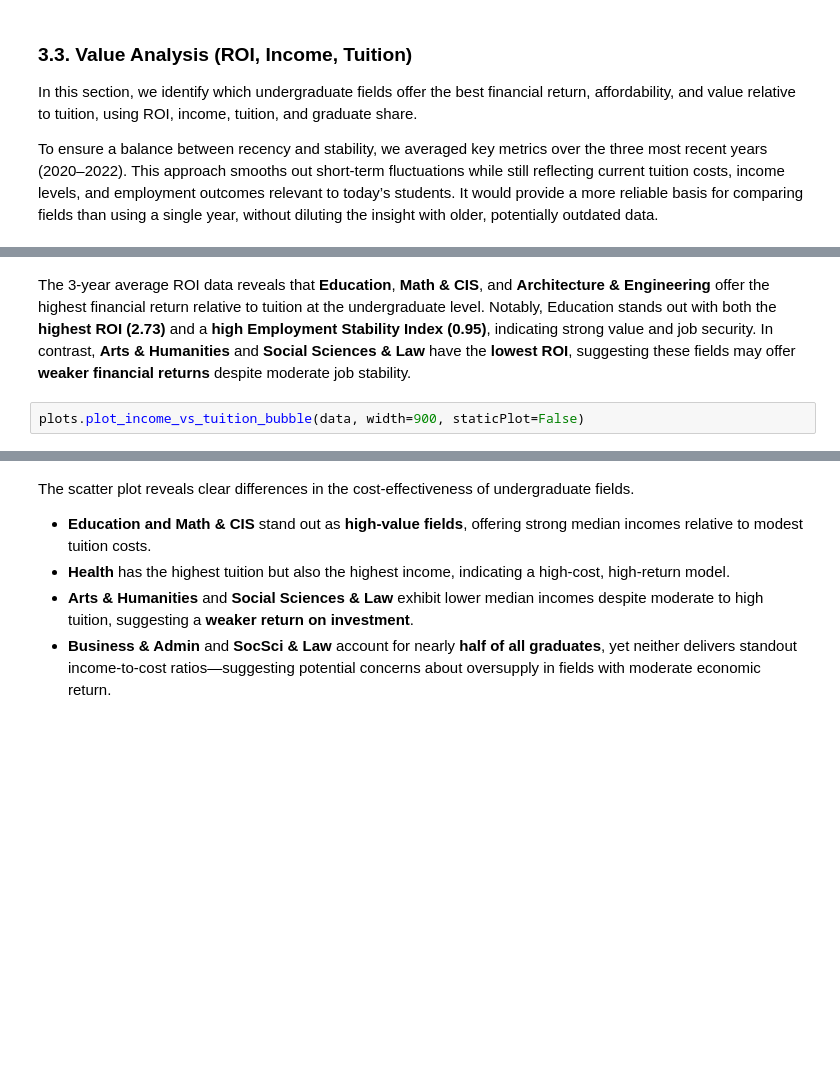
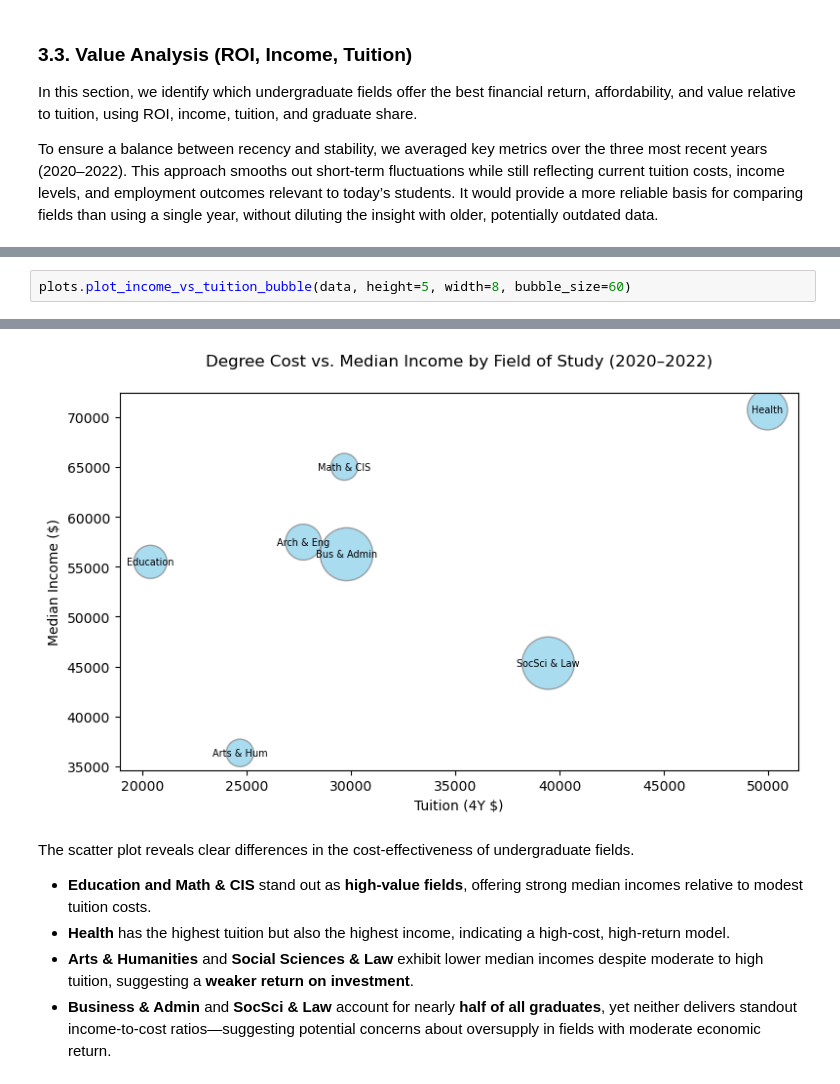
Before and after one commit to cdngouma/graduate-roi-canada, a Jupyter notebook: 02-analyze-education-roi.ipynb.ipynb, the cells around one changed output, grey strips where cells are left out. Cells and saved outputs as stored; diff of their text form; blank space fills up the shorter version.

```diff
--- a/02-analyze-education-roi.ipynb.ipynb
+++ b/02-analyze-education-roi.ipynb.ipynb
@@ -186,5 +153,3 @@ plots.plot_roi_by_field(data, staticPlot=True)
-# %% [markdown]
-The 3-year average ROI data reveals that **Education**, **Math & CIS**, and **Architecture & Engineering** offer the highest financial return relative to tuition at the undergraduate level. Notably, Education stands out with both the **highest ROI (2.73)** and a **high Employment Stability Index (0.95)**, indicating strong value and job security. In contrast, **Arts & Humanities** and **Social Sciences & Law** have the **lowest ROI**, suggesting these fields may offer **weaker financial returns** despite moderate job stability.
 # %%
-plots.plot_income_vs_tuition_bubble(data, width=900, staticPlot=False)
+plots.plot_income_vs_tuition_bubble(data, height=5, width=8, bubble_size=60)
 # %% [output]
@@ -192,3 +156,4 @@ plots.plot_income_vs_tuition_bubble(data, width=900, staticPlot=False)
+[figure, added]
 # %% [markdown]
 The scatter plot reveals clear differences in the cost-effectiveness of undergraduate fields.
 * **Education and Math & CIS** stand out as **high-value fields**, offering strong median incomes relative to modest tuition costs.
```
Also changed, not shown: parts of 20 cells of this notebook, 1 other file.
